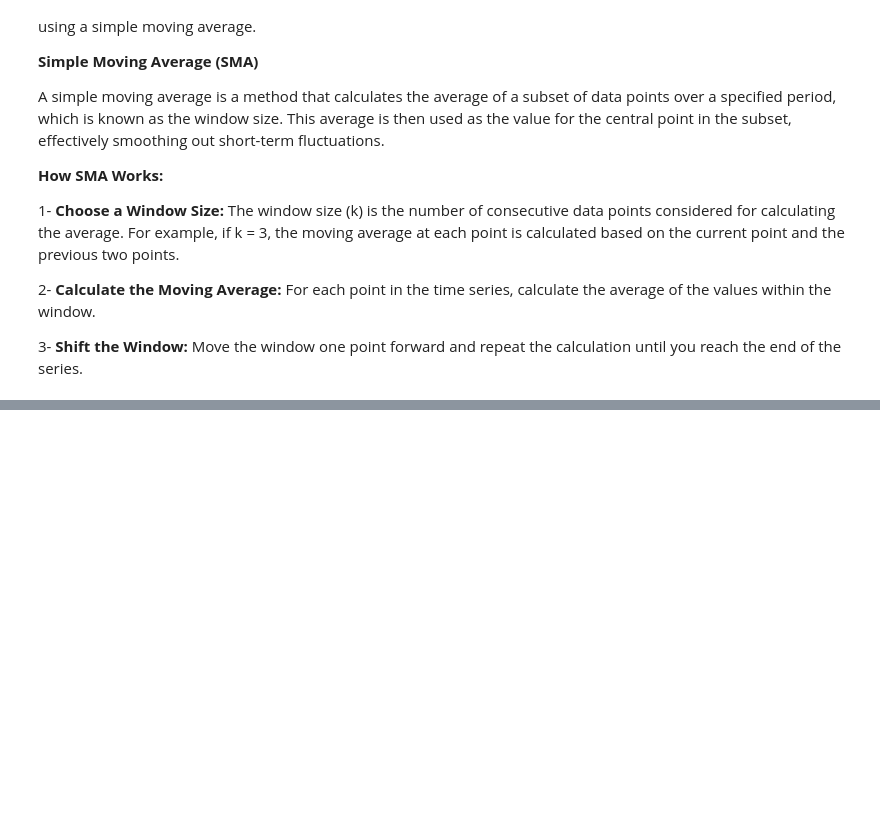
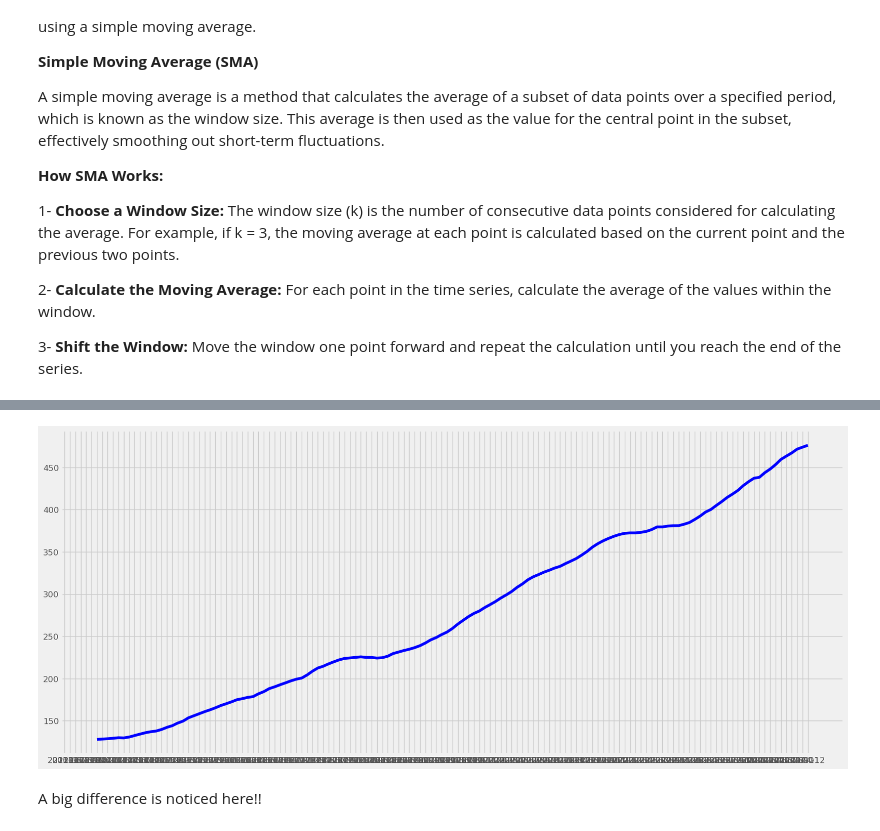
Before and after one commit to zellyirigon/time_series_modeling_project_1, a Jupyter notebook: third_part.ipynb, the cells around one changed output, grey strips where cells are left out. Drawn from its saved outputs; the diff is of its cells as text; code cells hidden in the pictures; blank space fills up the shorter version.

```diff
--- a/third_part.ipynb
+++ b/third_part.ipynb
@@ -354,0 +455,8 @@ Move the window one point forward and repeat the calculation until you reach the
+# %%
+# Plot smoothed series
+plt.plot(data['sma_active_users'], color = 'blue')
+plt.show()
+# %% [output]
+[figure, added]
+# %% [markdown]
+A big difference is noticed here!!
```
Also changed, not shown: parts of 45 cells of this notebook.
